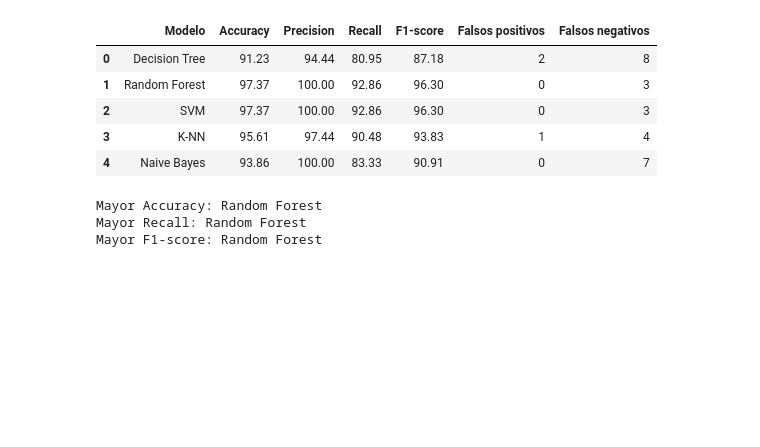
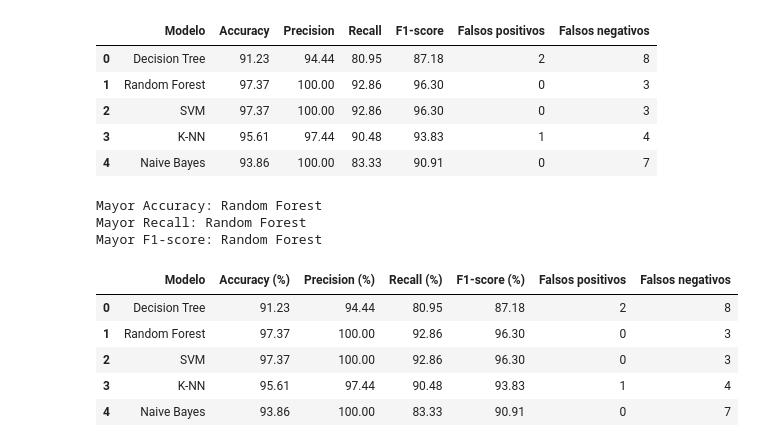
Before and after one commit to syayalaherrera-beep/Algoritmos-de-Clasificaci-n, a Jupyter notebook: Algoritmos.ipynb, the cells around one changed output. Cells and saved outputs as stored; diff of their text form; code cells hidden in the pictures; blank space fills up the shorter version.

```diff
--- a/Algoritmos.ipynb
+++ b/Algoritmos.ipynb
@@ -521,3 +587,56 @@ print("Mayor F1-score:",
 Mayor Accuracy: Random Forest
 Mayor Recall: Random Forest
 Mayor F1-score: Random Forest
+# %%
+
+# TABLA COMPARATIVA FINAL
+
+import pandas as pd
+from sklearn.metrics import (
+    accuracy_score, precision_score, recall_score,
+    f1_score, confusion_matrix
+)
+
+modelos = {
+    "Decision Tree": y_pred_dt,
+    "Random Forest": y_pred_rf,
+    "SVM": y_pred_svm,
+    "K-NN": y_pred_knn,
+    "Naive Bayes": y_pred_nb
+}
+
+resultados = []
+
+for nombre, pred in modelos.items():
+    tn, fp, fn, tp = confusion_matrix(
+        y_test, pred, labels=[0, 1]
+    ).ravel()
+
+    resultados.append({
+        "Modelo": nombre,
+        "Accuracy (%)": round(
+            accuracy_score(y_test, pred) * 100, 2
+        ),
+        "Precision (%)": round(
+            precision_score(y_test, pred, zero_division=0) * 100, 2
+        ),
+        "Recall (%)": round(
+            recall_score(y_test, pred, zero_division=0) * 100, 2
+        ),
+        "F1-score (%)": round(
+            f1_score(y_test, pred, zero_division=0) * 100, 2
+        ),
+        "Falsos positivos": fp,
+        "Falsos negativos": fn
+    })
+
+tabla_comparativa = pd.DataFrame(resultados)
+
+display(tabla_comparativa)
+# %% [output]
+|  | Modelo | Accuracy (%) | Precision (%) | Recall (%) | F1-score (%) | Falsos positivos | Falsos negativos |
+| 0 | Decision Tree | 91.23 | 94.44 | 80.95 | 87.18 | 2 | 8 |
+| 1 | Random Forest | 97.37 | 100.00 | 92.86 | 96.30 | 0 | 3 |
+| 2 | SVM | 97.37 | 100.00 | 92.86 | 96.30 | 0 | 3 |
+| 3 | K-NN | 95.61 | 97.44 | 90.48 | 93.83 | 1 | 4 |
+| 4 | Naive Bayes | 93.86 | 100.00 | 83.33 | 90.91 | 0 | 7 |
```
Also changed, not shown: parts of 9 cells of this notebook.
